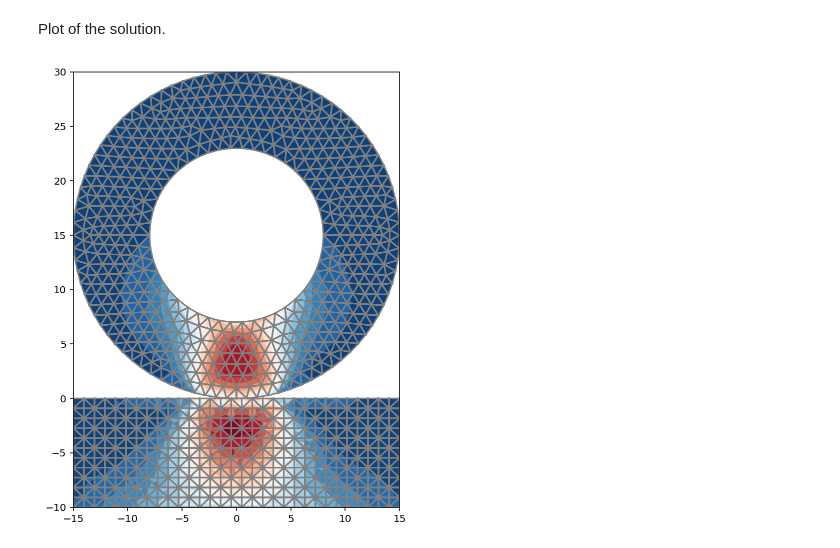
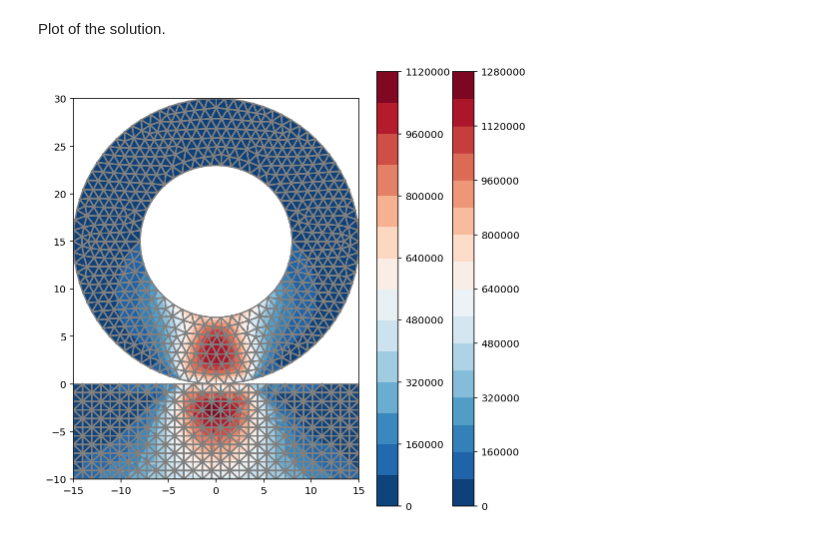
Before and after one commit to tkoyama010/techbookfest-getfem, a Jupyter notebook: doc/sphinx/source/wheel.ipynb, the cells around one changed output. Saved outputs shown, nothing was run; the diff lists cells and outputs as text; code cells hidden in the pictures.

Commit message:
Add plt.colorbar

```diff
--- a/doc/sphinx/source/wheel.ipynb
+++ b/doc/sphinx/source/wheel.ipynb
@@ -272,20 +272,22 @@ Plot of the solution.
 # %%
 reader1 = meshio.read('von_mises1.vtk')
 reader2 = meshio.read('von_mises2.vtk')
 x1 = reader1.points
 x2 = reader2.points
 triangles1 = reader1.cells['triangle']
 triangles2 = reader2.cells['triangle']
 
 vm1 = reader1.point_data['Von_Mises_Stresses']
 vm2 = reader2.point_data['Von_Mises_Stresses']
 
 plt.rcParams['figure.figsize'] = (10.0, 6.0)
 plt.figure(figsize=(8, 8))
 plt.triplot(x1[:,0], x1[:,1], triangles1, color='gray')
 plt.triplot(x2[:,0], x2[:,1], triangles2, color='gray')
-plt.tricontourf(x1[:,0], x1[:,1], triangles1, vm1, 16, cmap="RdBu_r");
-plt.tricontourf(x2[:,0], x2[:,1], triangles2, vm2, 16, cmap="RdBu_r");
+cntr1 = plt.tricontourf(x1[:,0], x1[:,1], triangles1, vm1, 16, cmap="RdBu_r");
+cntr2 = plt.tricontourf(x2[:,0], x2[:,1], triangles2, vm2, 16, cmap="RdBu_r");
+plt.colorbar(cntr1)
+plt.colorbar(cntr2)
 plt.gca().set_aspect('equal')
 # %% [output]
-[figure, old version]
+[figure, new version]
```
